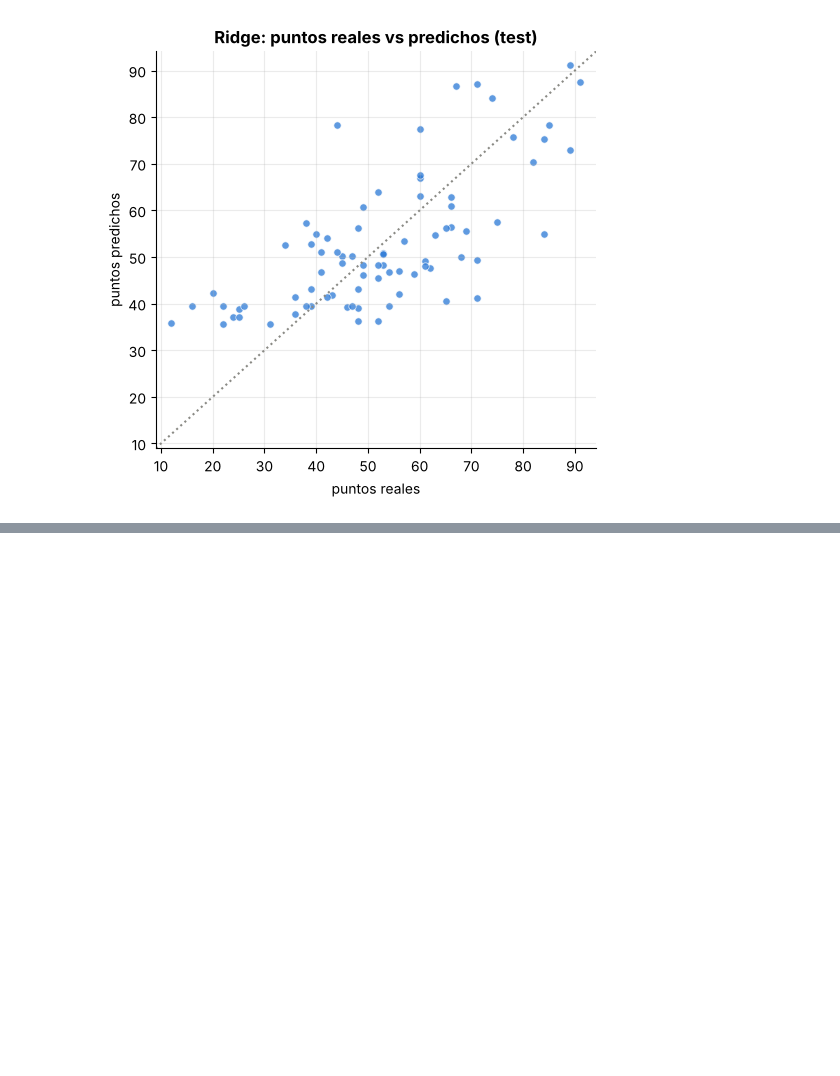
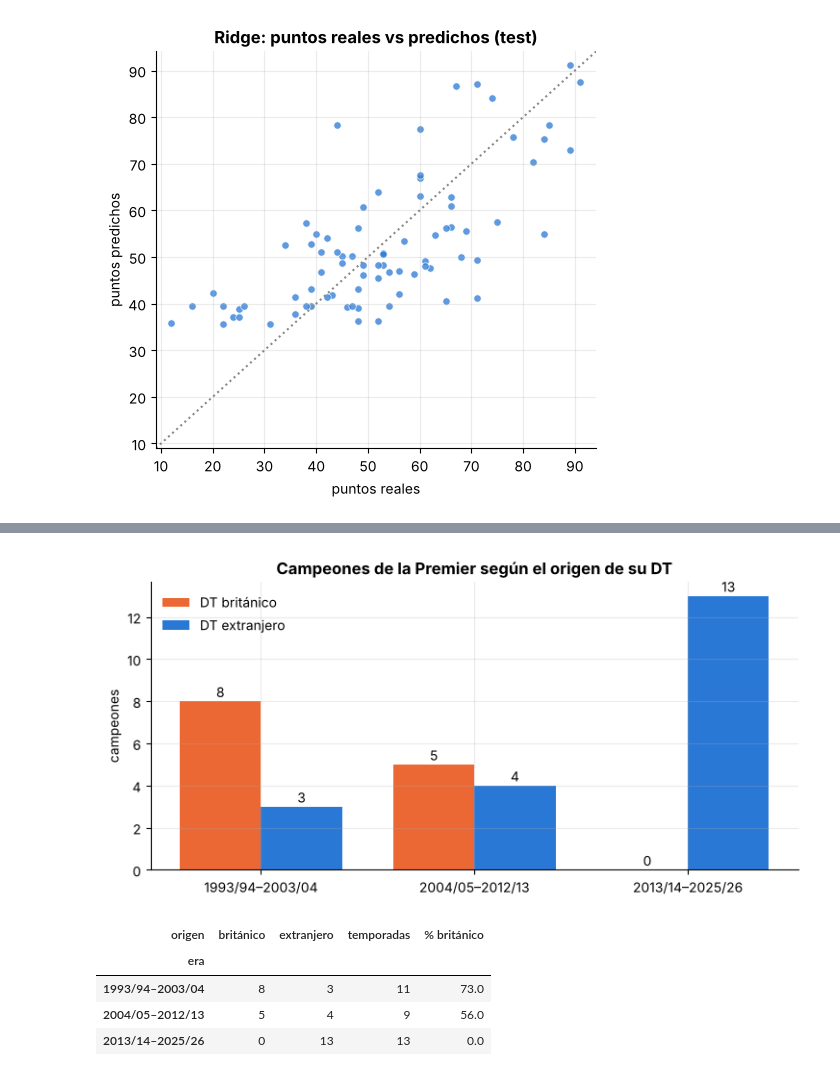
Before and after one commit to Boffranco/Data-Science-2026, a Jupyter notebook: notebooks/02_modelos_supervisados.ipynb, the cells around one changed output, grey strips where cells are left out. Saved outputs shown, nothing was run; the diff lists cells and outputs as text; code cells hidden in the pictures; blank space fills up the shorter version.

```diff
--- a/notebooks/02_modelos_supervisados.ipynb
+++ b/notebooks/02_modelos_supervisados.ipynb
@@ -478,0 +479,18 @@ plt.tight_layout(); plt.show()
+# %%
+completa = pd.read_csv(RUTA)
+camp = completa[completa.posicion == 1][["temporada", "temp_inicio", "equipo", "puntos_totales", "dt_inicio", "dt_registrado", "dt_britanico"]].copy()
+
+# Completado manual de los 3 campeones con DT "No Registrado" (verificar con el grupo)
+COMPLETADOS = {"1994-95": ("Kenny Dalglish", 1),     # Blackburn, escocés
+               "2014-15": ("José Mourinho", 0),      # Chelsea, portugués
+               "2015-16": ("Claudio Ranieri", 0)}    # Leicester, italiano
+camp["fuente"] = np.where(camp.dt_registrado == 1, "dataset", "completado a mano")
+for temp, (dt, brit) in COMPLETADOS.items():
+    m = camp.temporada == temp
+    camp.loc[m, ["dt_inicio", "dt_britanico"]] = [dt, brit]
+camp["dt_britanico"] = camp["dt_britanico"].astype(int)
+camp["origen"] = np.where(camp.dt_britanico == 1, "británico", "extranjero")
+camp = camp.reset_index(drop=True)
+
+print(f"{len(camp)} campeones | británicos: {(camp.dt_britanico == 1).sum()} | extranjeros: {(camp.dt_britanico == 0).sum()}")
+camp[["temporada", "equipo", "dt_inicio", "origen", "fuente"]].tail(14)
@@ -478,0 +514,24 @@ plt.tight_layout(); plt.show()
+# %%
+bins = [1992, 2003, 2012, 2025]
+etiquetas = ["1993/94–2003/04", "2004/05–2012/13", "2013/14–2025/26"]
+camp["era"] = pd.cut(camp.temp_inicio, bins=bins, labels=etiquetas)
+tab = camp.groupby(["era", "origen"], observed=False).size().unstack(fill_value=0)[["británico", "extranjero"]]
+tab["temporadas"] = tab.sum(axis=1)
+tab["% británico"] = (100 * tab["británico"] / tab["temporadas"]).round(0)
+
+fig, ax = plt.subplots(figsize=(7.5, 3.8))
+x = np.arange(len(tab)); w = .38
+ax.bar(x - w/2, tab["británico"], w, color=NARANJA, label="DT británico")
+ax.bar(x + w/2, tab["extranjero"], w, color=AZUL, label="DT extranjero")
+for xi, (b, e) in enumerate(zip(tab["británico"], tab["extranjero"])):
+    ax.text(xi - w/2, b + .2, str(b), ha="center", fontsize=10); ax.text(xi + w/2, e + .2, str(e), ha="center", fontsize=10)
+ax.set_xticks(x); ax.set_xticklabels(tab.index); ax.set(title="Campeones de la Premier según el origen de su DT", ylabel="campeones")
+ax.legend(frameon=False); plt.tight_layout(); plt.show()
+tab
+# %% [output]
+[figure, added]
+| origen | británico | extranjero | temporadas | % británico |
+| era |  |  |  |  |
+| 1993/94–2003/04 | 8 | 3 | 11 | 73.0 |
+| 2004/05–2012/13 | 5 | 4 | 9 | 56.0 |
+| 2013/14–2025/26 | 0 | 13 | 13 | 0.0 |
```
Also changed, not shown: parts of 12 cells of this notebook.
